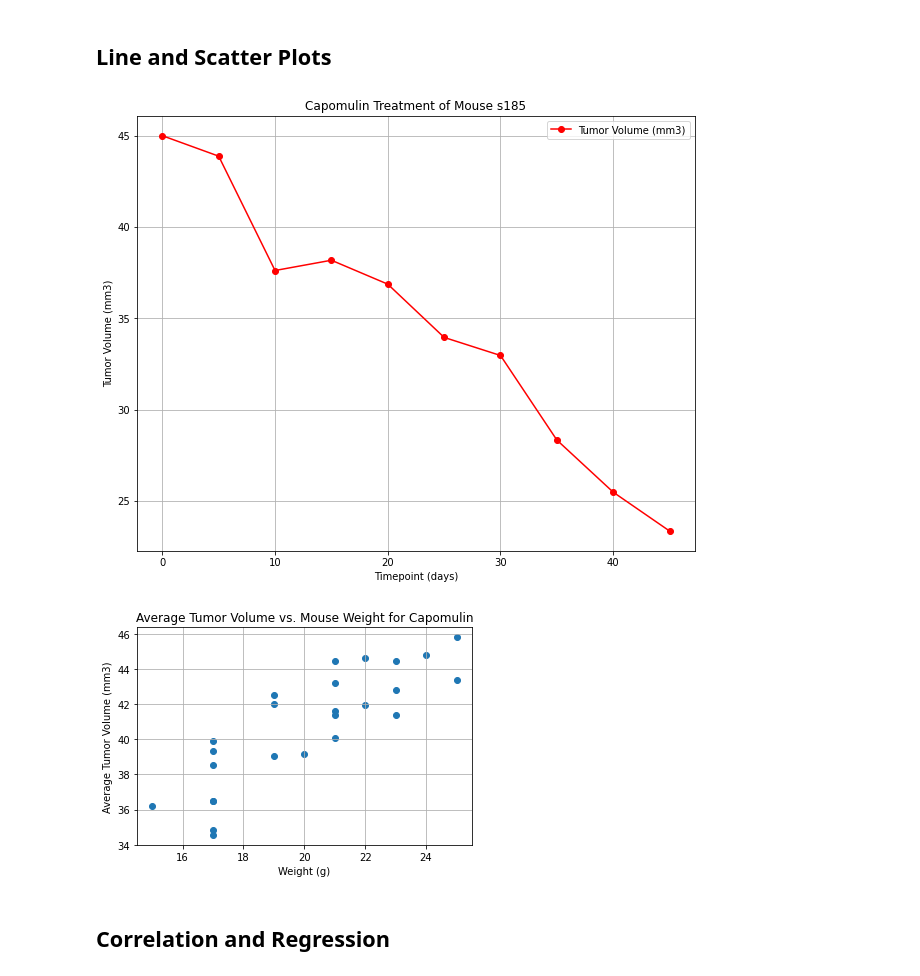
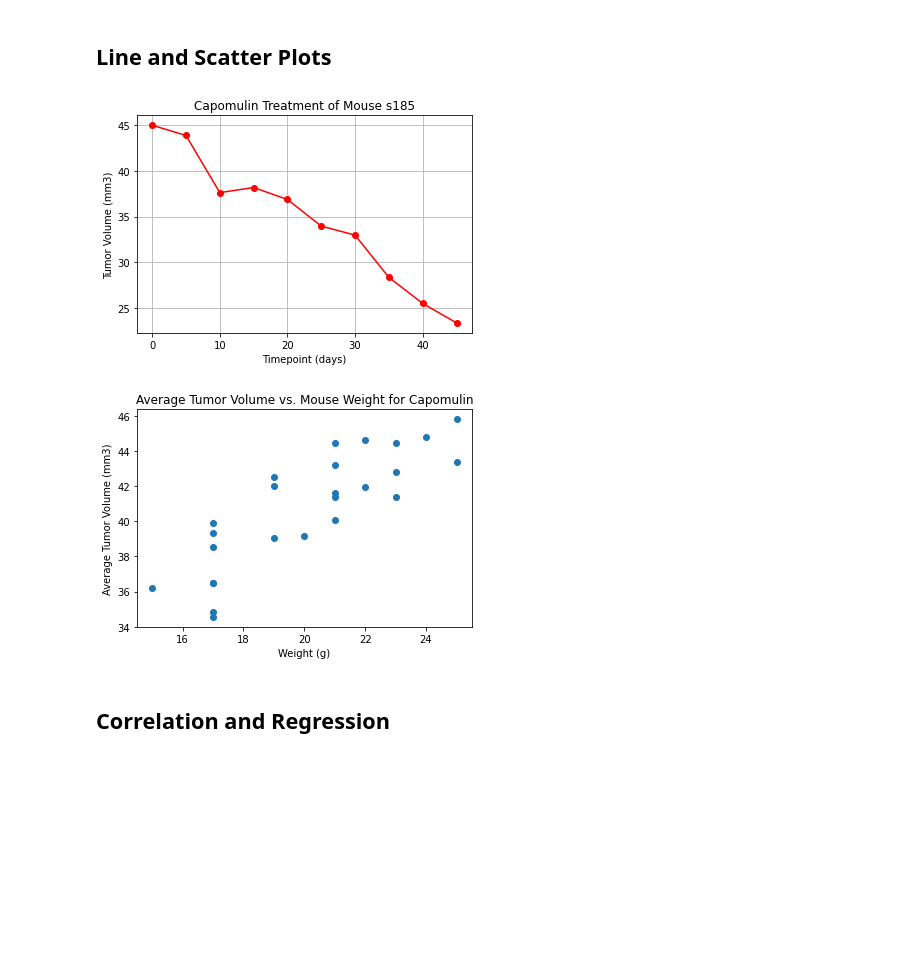
Before and after one commit to Klsisk/matplotlib-challenge, a Jupyter notebook: Instructions/Pymaceuticals/.ipynb, the cells around one changed output. Cells and saved outputs as stored; diff of their text form; code cells hidden in the pictures; blank space fills up the shorter version.

```diff
--- a/Instructions/Pymaceuticals/.ipynb
+++ b/Instructions/Pymaceuticals/.ipynb
@@ -302,39 +288,33 @@ print((clean_df['Mouse ID']).to_string(index=False))
 # %% [markdown]
 ## Line and Scatter Plots
 # %%
-# Generate a line plot of tumor volume vs. time point for a mouse treated with Capomulin
-#Extract Capomulin data/reset index
+#Extract Capomulin data
 capomulin_data = clean_df.loc[clean_df['Drug Regimen'] == "Capomulin"]
 
 #Now extract the info on mouse s185 within Capomulin data for mouse s185
 capomulin_mouse_data = capomulin_data.loc[capomulin_data['Mouse ID']== 's185']
 
-#Rearrange the data into two columns/reset index
-capomulin_mouse_data = capomulin_mouse_data.loc[:, ["Timepoint", "Tumor Volume (mm3)"]]
-capomulin_mouse_data = capomulin_mouse_data.reset_index(drop=True)
-
-#Generate line plot
-capomulin_mouse_data.set_index("Timepoint").plot(figsize=(10,8), color = "red", label="Tumor Volume (mm3)", marker="o")
+plt.plot(capomulin_mouse_data['Timepoint'],capomulin_mouse_data['Tumor Volume (mm3)'], color='r', marker="o")
 
 # Create a title and labels
 plt.title("Capomulin Treatment of Mouse s185")
 plt.xlabel("Timepoint (days)")
 plt.ylabel("Tumor Volume (mm3)")
 
 #Place grid
 plt.grid(True)
 
 # Show the chart
 plt.show()
 # %% [output]
-[figure, old version]
+[figure, new version]
 # %%
 # Generate a scatter plot of average tumor volume vs. mouse weight for the Capomulin regimen
 #Find mouse weight for Capomulin regimen
 capomulin_weight_data = clean_df.loc[clean_df['Drug Regimen'] == "Capomulin"]
 
 #Find average tumor volume for Capomulin regimen
-avg_tumor_vol = capomulin_weight_data.groupby(["Mouse ID"]).mean()
+avg_tumor_vol = capomulin_weight_data.groupby(['Mouse ID']).mean()
 
 # Create a scatter plot which average tumor volume vs. mouse weight for the Capomulin regimen
 plt.scatter(avg_tumor_vol['Weight (g)'],avg_tumor_vol['Tumor Volume (mm3)'])
@@ -344,13 +324,10 @@ plt.title("Average Tumor Volume vs. Mouse Weight for Capomulin")
 plt.xlabel("Weight (g)")
 plt.ylabel("Average Tumor Volume (mm3)")
 
-#Place grid
-plt.grid(True)
-
 #Display scatter plot
 plt.show()
 # %% [output]
-[figure, old version]
+[figure, new version]
 # %% [markdown]
 ## Correlation and Regression
 # %%
```
Also changed, not shown: parts of 5 cells of this notebook, 1 other file.
